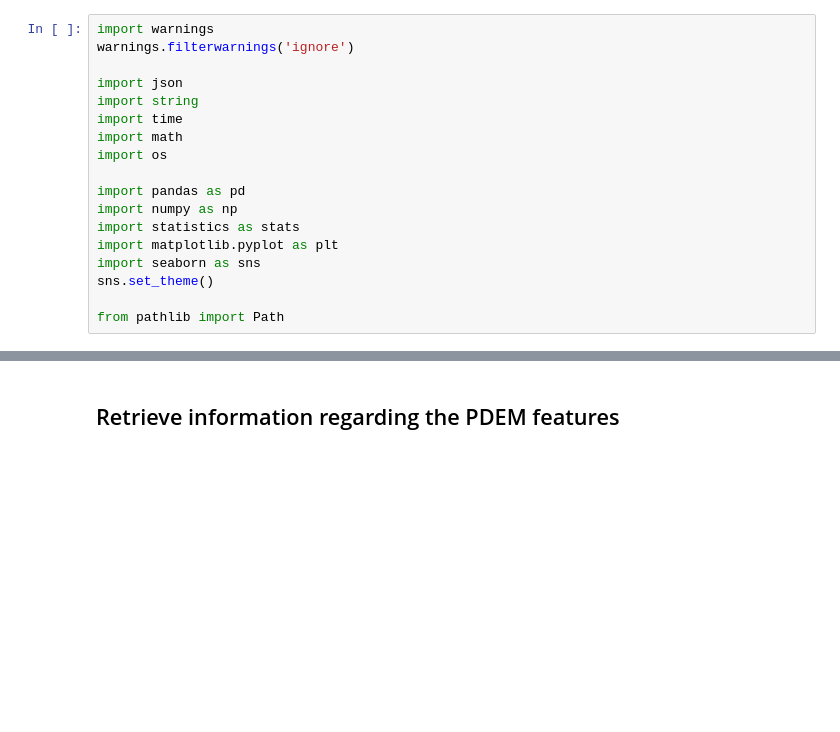
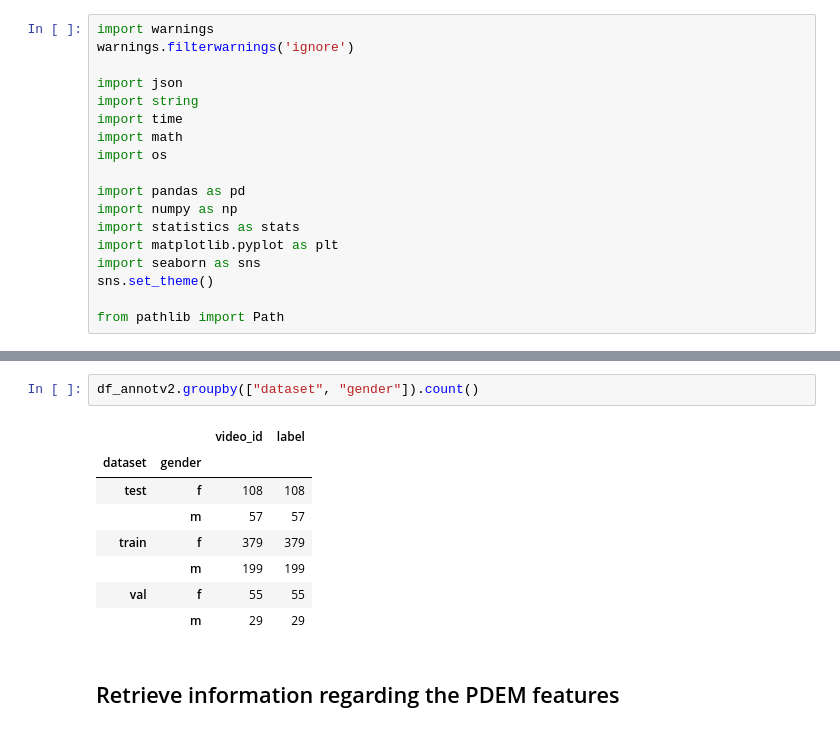
Before and after one commit to StanMey/Master_thesis_DVlog, a Jupyter notebook: notebooks/dataset_and_feature_analysis.ipynb, the cells around one changed output, grey strips where cells are left out. Drawn from its saved outputs; the diff is of its cells as text; blank space fills up the shorter version.

```diff
--- a/notebooks/dataset_and_feature_analysis.ipynb
+++ b/notebooks/dataset_and_feature_analysis.ipynb
@@ -36,3 +53,14 @@ df_annotations.head()
+# %%
+df_annotv2.groupby(["dataset", "gender"]).count()
+# %% [output]
+|  |  | video_id | label |
+| dataset | gender |  |  |
+| test | f | 108 | 108 |
+|  | m | 57 | 57 |
+| train | f | 379 | 379 |
+|  | m | 199 | 199 |
+| val | f | 55 | 55 |
+|  | m | 29 | 29 |
 # %% [markdown]
 ## Retrieve information regarding the PDEM features
 # %%
```
Also changed, not shown: parts of 4 cells of this notebook, 2 other files.
